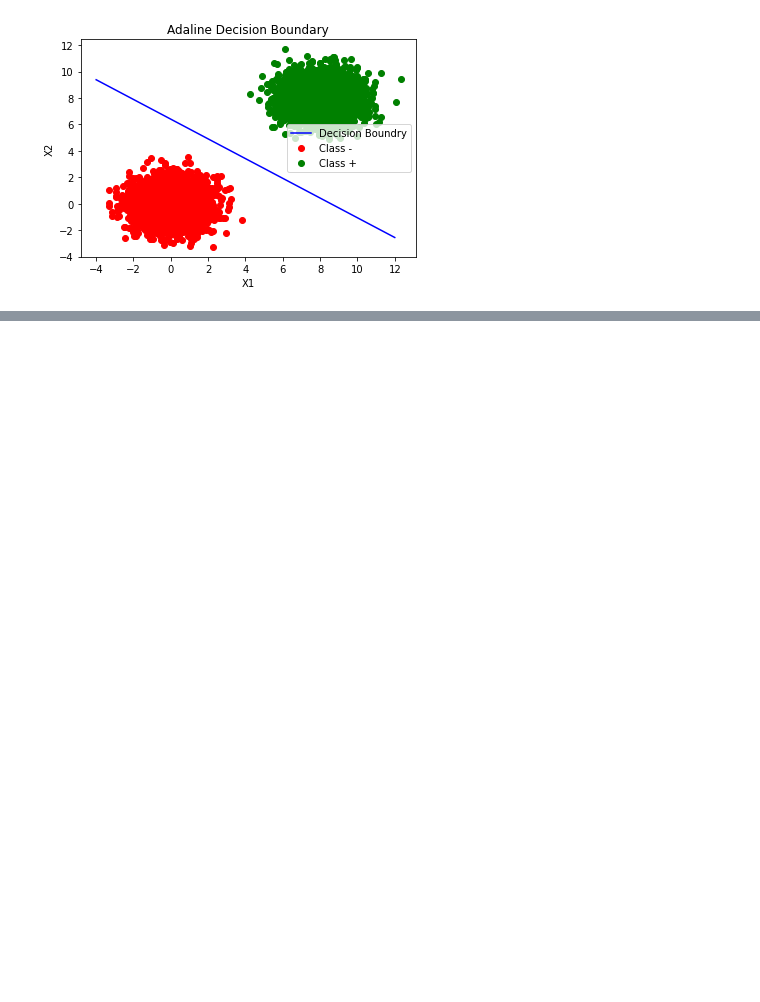
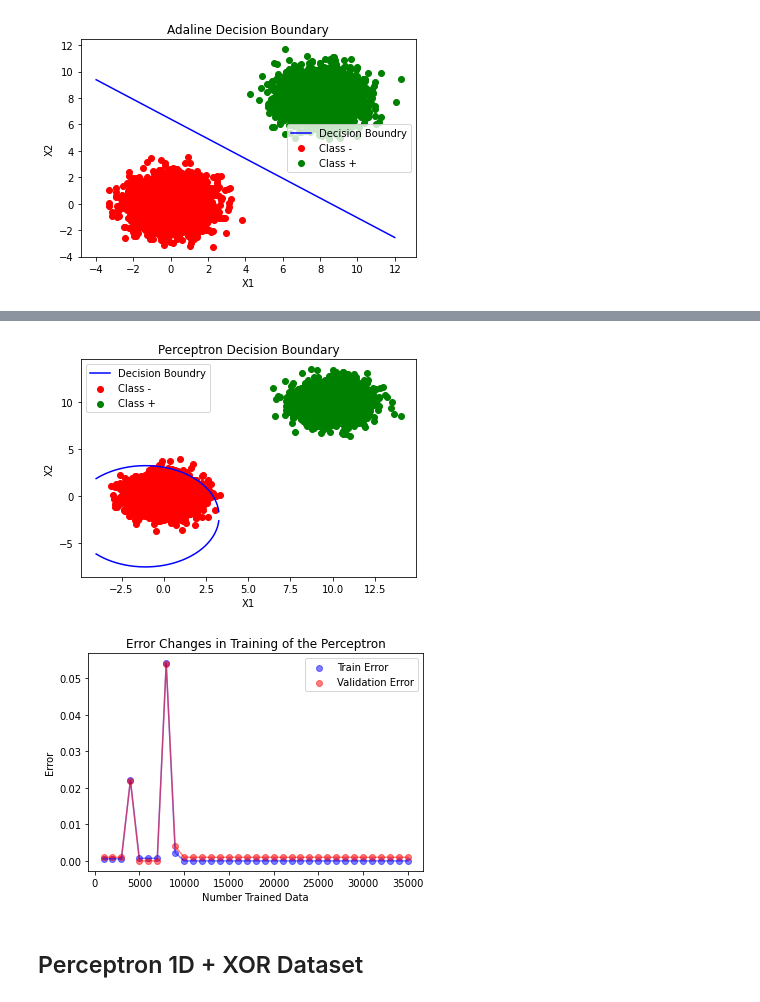
Before and after one commit to AUT-Student/NN-HW2, a Jupyter notebook: NN_HW1.ipynb, the cells around one changed output, grey strips where cells are left out. Cells and saved outputs as stored; diff of their text form; code cells hidden in the pictures; blank space fills up the shorter version.

```diff
--- a/NN_HW1.ipynb
+++ b/NN_HW1.ipynb
@@ -427,0 +394,21 @@ class Adaline2D():
+# %%
+perceptron = Perceptron(
+                        alpha=0.01, degree = 2,
+                        activation_function=ActivationFunctions.bipolar_sigmoid,
+                        )
+
+perceptron.train(
+    X_train = ls_dataset.X_train(),
+    y_train = ls_dataset.Y_train(),
+    X_validation = ls_dataset.X_validation(),
+    y_validation = ls_dataset.Y_validation(),
+    epochs = 5
+)
+# %%
+perceptron.show_decision_boundry(ls_dataset.train())
+perceptron.show_error_values()
+# %% [output]
+[figure, added]
+[figure, added]
+# %% [markdown]
+## Perceptron 1D + XOR Dataset
```
Also changed, not shown: parts of 43 cells of this notebook.
